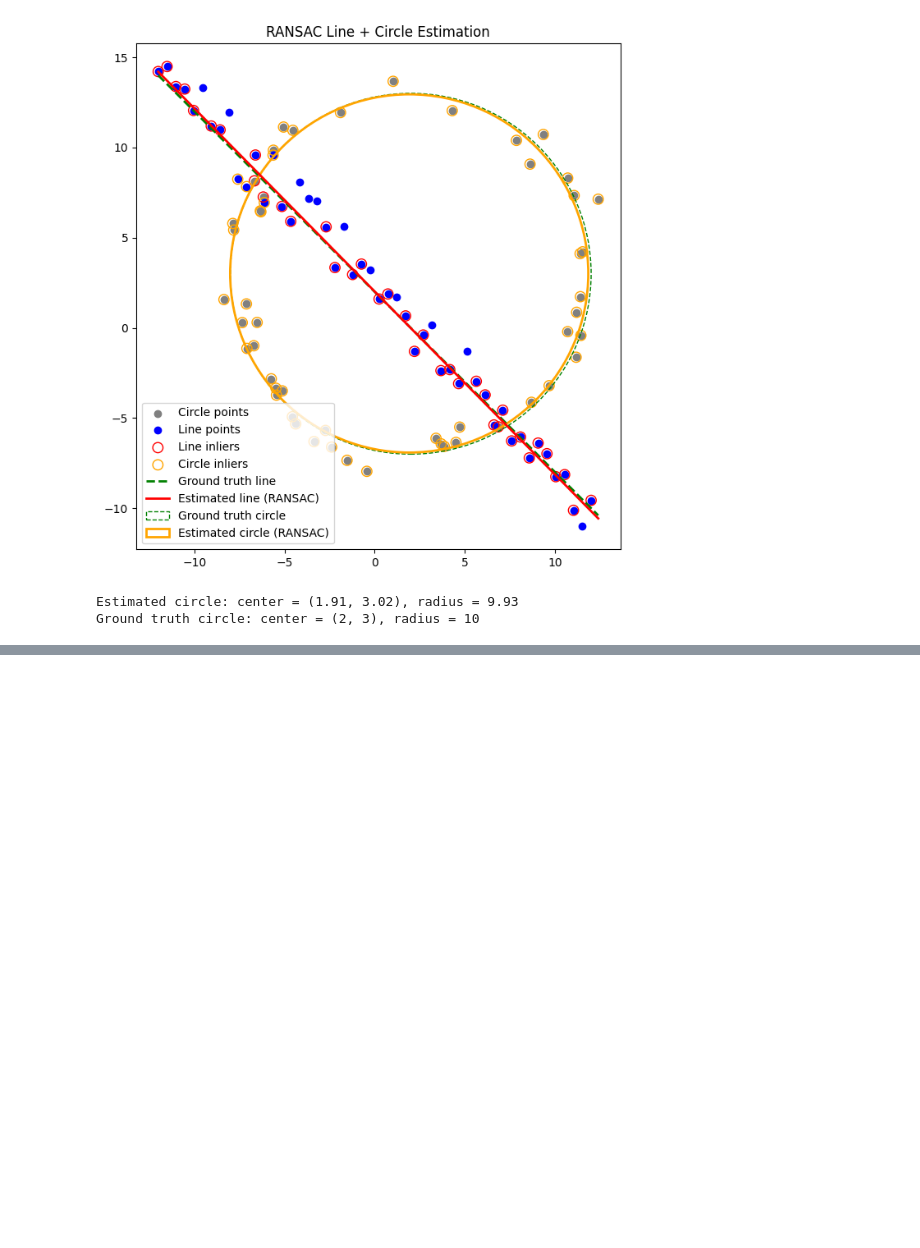
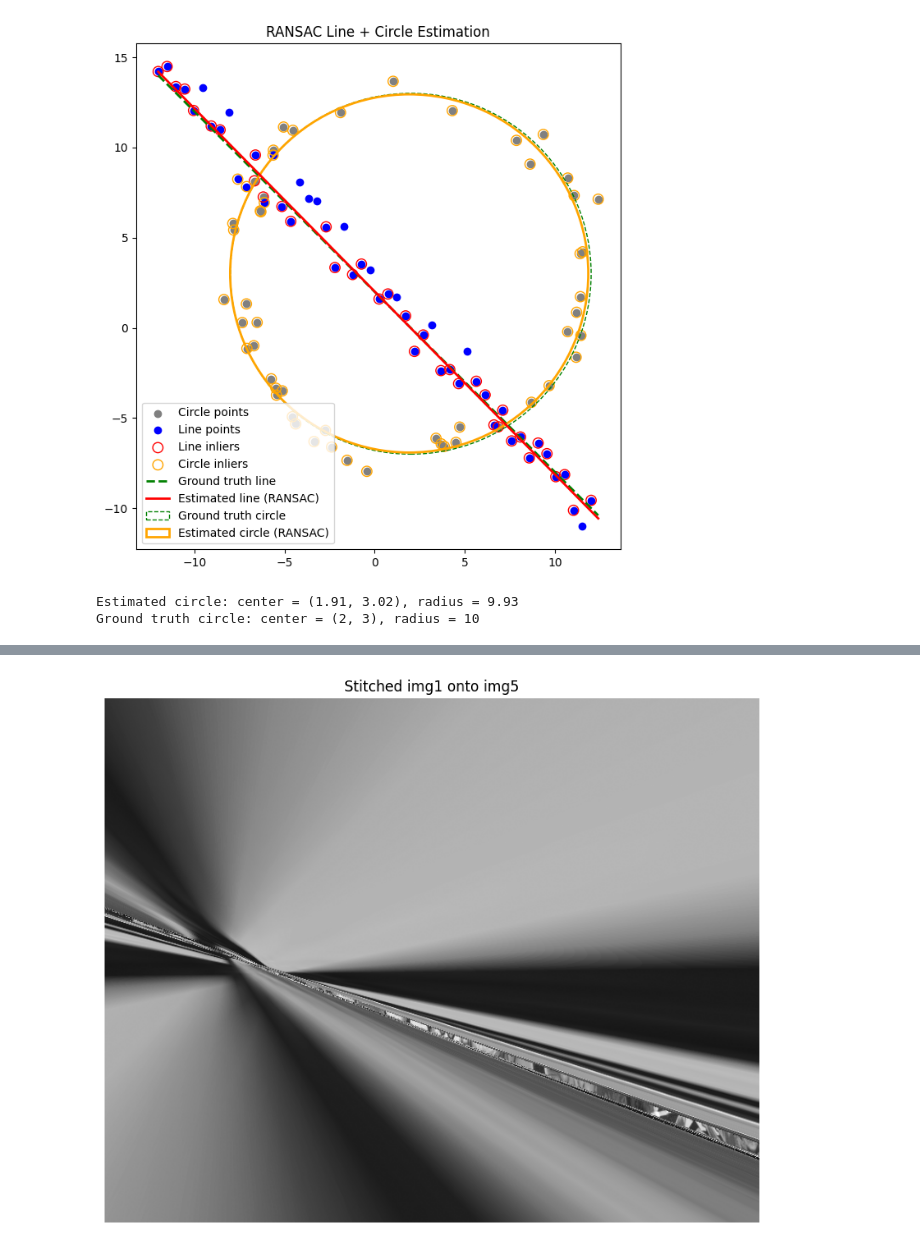
Before and after one commit to HansaniKaumadi/EN3160, a Jupyter notebook: assignment2/assignment2.ipynb, the cells around one changed output, grey strips where cells are left out. Cells and saved outputs as stored; diff of their text form; code cells hidden in the pictures; blank space fills up the shorter version.

```diff
--- a/assignment2/assignment2.ipynb
+++ b/assignment2/assignment2.ipynb
@@ -328,0 +431,40 @@ Ground truth circle: center = (2, 3), radius = 10
+# %%
+# Warp img1 onto img5 using estimated homography
+h5, w5 = img5.shape
+h1, w1 = img1.shape
+
+# Compute warped image size
+corners = np.array([[0,0],[w1,0],[w1,h1],[0,h1]])
+corners_h = np.hstack([corners, np.ones((4,1))])
+warped_corners = (best_H @ corners_h.T).T
+warped_corners = warped_corners[:, :2] / warped_corners[:,2][:, np.newaxis]
+
+# Determine size of panorama
+all_corners = np.vstack([warped_corners, [[0,0],[w5,0],[w5,h5],[0,h5]]])
+x_min, y_min = np.floor(all_corners.min(axis=0)).astype(int)
+x_max, y_max = np.ceil(all_corners.max(axis=0)).astype(int)
+
+translation = np.array([[1, 0, -x_min],
+                        [0, 1, -y_min],
+                        [0, 0, 1]])
+
+panorama_size = (x_max - x_min, y_max - y_min)
+
+# Warp img1
+img1_warped = cv.warpPerspective(img1, translation @ best_H, panorama_size)
+
+# Place img5 into panorama
+panorama = np.zeros((panorama_size[1], panorama_size[0]), dtype=np.uint8)
+panorama[-y_min:h5-y_min, -x_min:w5-x_min] = img5
+
+# Combine images
+mask_warped = img1_warped > 0
+panorama[mask_warped] = img1_warped[mask_warped]
+
+plt.figure(figsize=(12,8))
+plt.imshow(panorama, cmap='gray')
+plt.title("Stitched img1 onto img5")
+plt.axis('off')
+plt.show()
+# %% [output]
+[figure, added]
```
Also changed, not shown: parts of 3 cells of this notebook.
